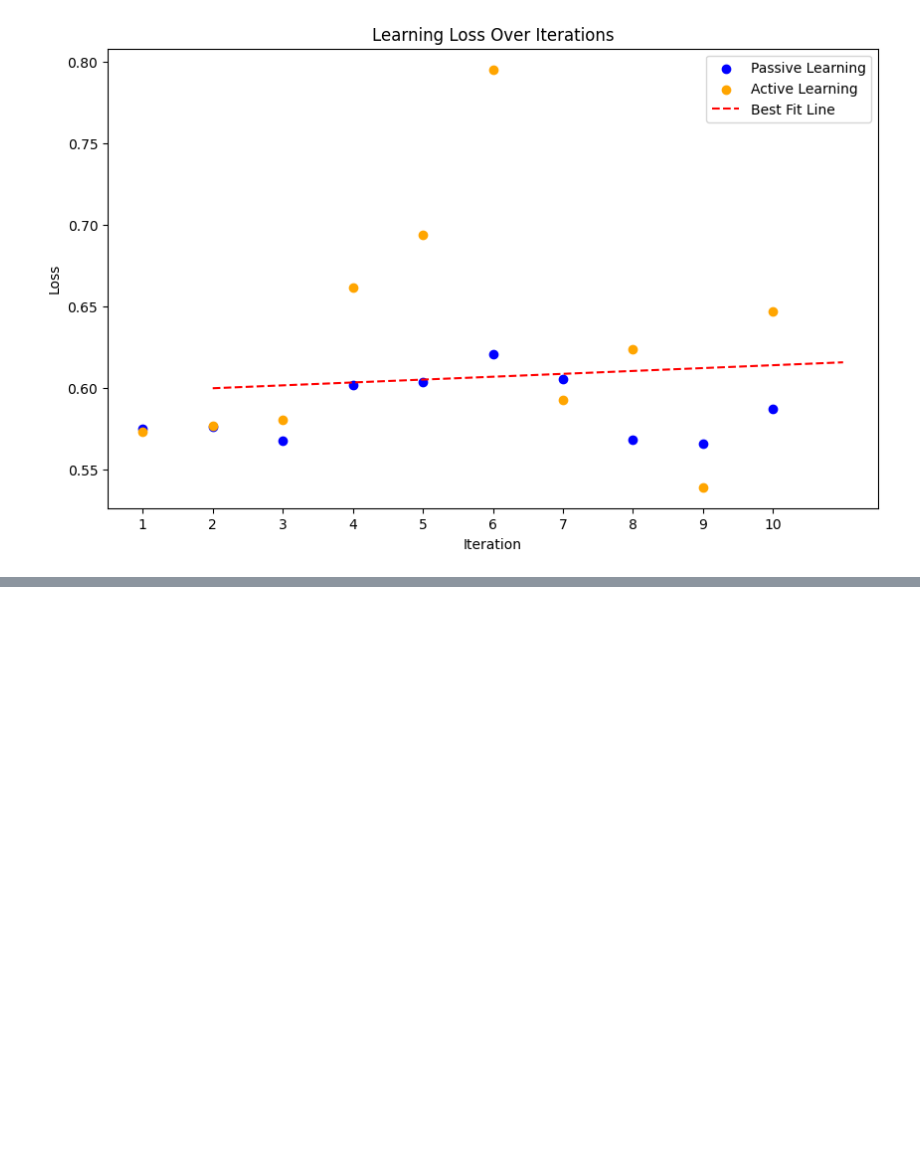
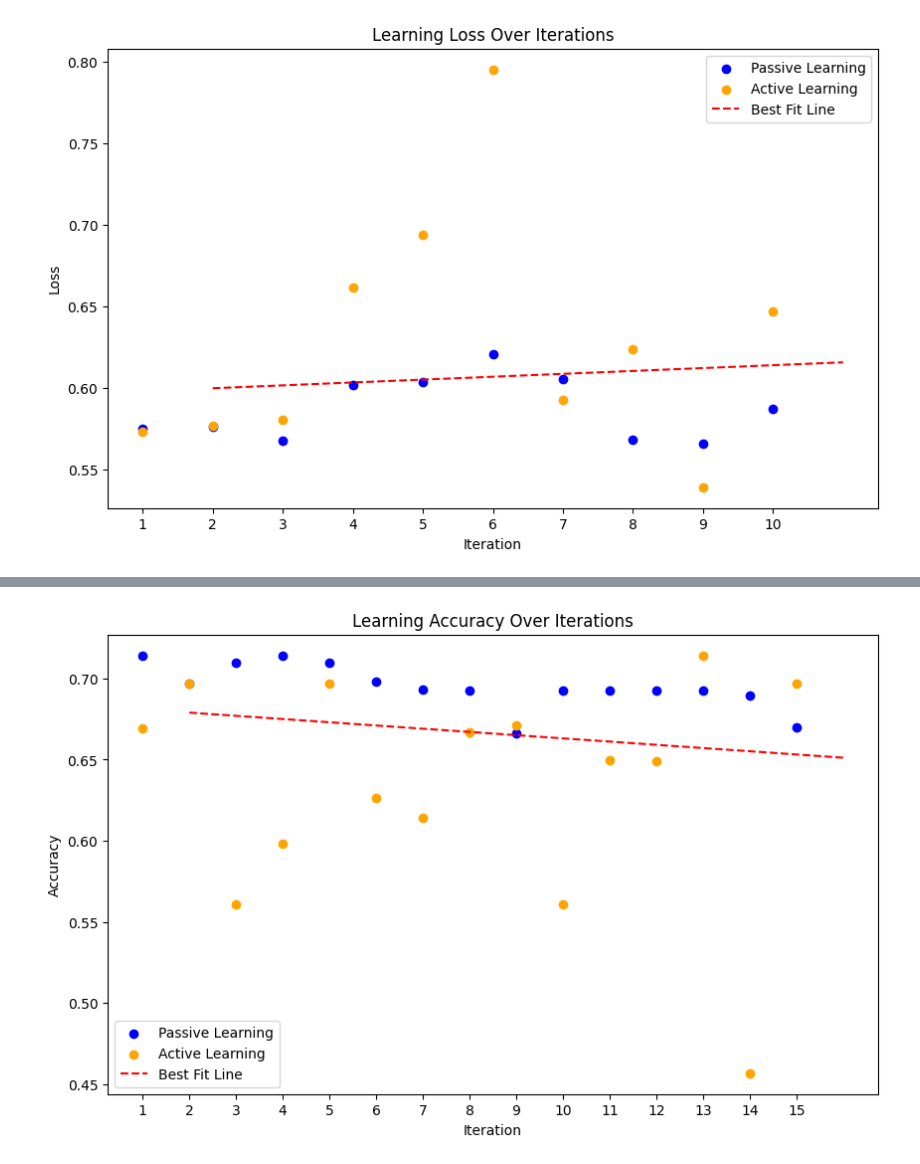
Before and after one commit to cmh02/HSSFLDON, a Jupyter notebook: results/HSSFLDON_DisplayResults.ipynb, the cells around one changed output, grey strips where cells are left out. Cells and saved outputs as stored; diff of their text form; code cells hidden in the pictures; blank space fills up the shorter version.

```diff
--- a/results/HSSFLDON_DisplayResults.ipynb
+++ b/results/HSSFLDON_DisplayResults.ipynb
@@ -214,0 +219,4 @@ plotLosses(v3Results)
+# %%
+v4ResultsPath = "v4_normlayer_results.json"
+v4Results = loadResults(v4ResultsPath)
+print(buildTable(v4Results))
@@ -214,0 +241,4 @@ plotLosses(v3Results)
+# %%
+plotAccuracies(v4Results)
+# %% [output]
+[figure, added]
```
Also changed, not shown: parts of 3 cells of this notebook, 6 other files.
